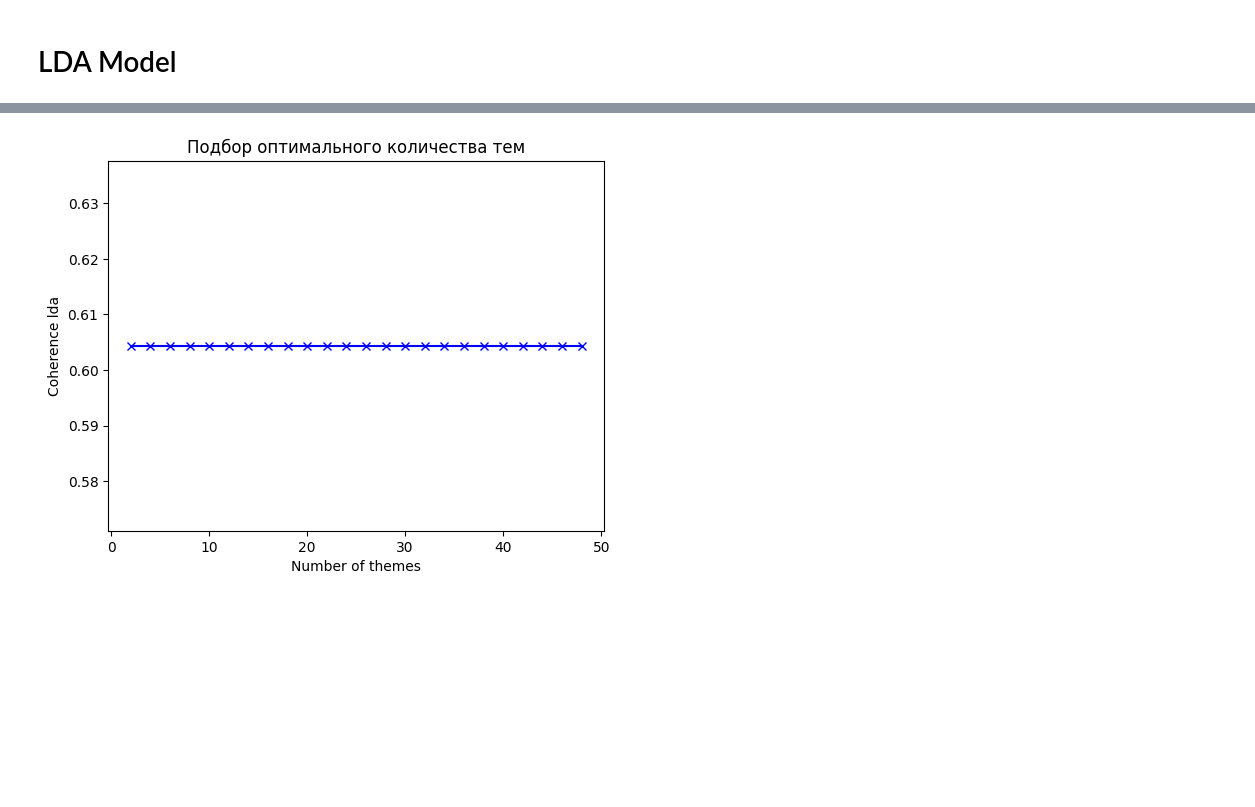
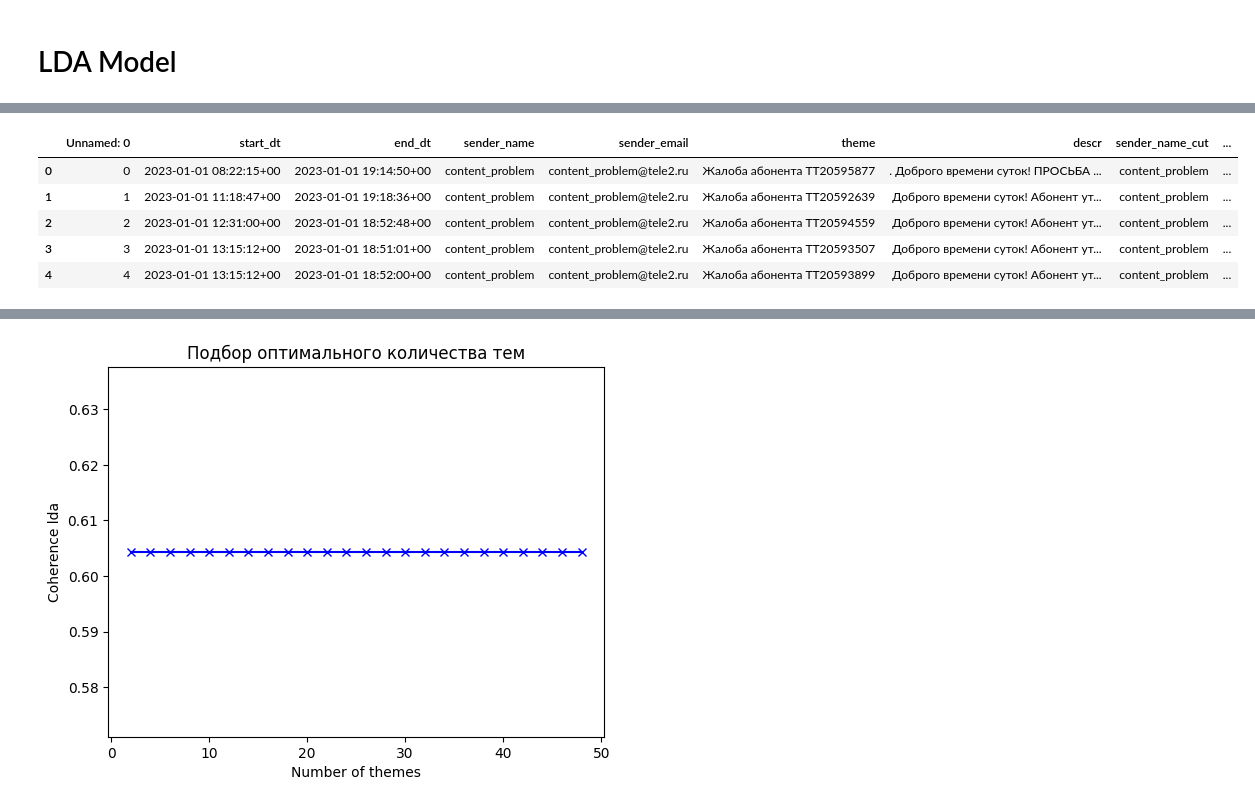
Before and after one commit to TaskGuru-AI/tasks_support_system_ai, a Jupyter notebook: notebooks/NLP/clustering_eda.ipynb, the cells around one changed output, grey strips where cells are left out. Cells and saved outputs as stored; diff of their text form; code cells hidden in the pictures; blank space fills up the shorter version.

```diff
--- a/notebooks/NLP/clustering_eda.ipynb
+++ b/notebooks/NLP/clustering_eda.ipynb
@@ -606,8 +622,16 @@ dictionary = corpora.Dictionary(df.texts_cmb)
 # Преобразуем документы в bag-of-words (мешок слов)
 corpus = [dictionary.doc2bow(text) for text in df['texts_cmb']]
 # %%
-num_topics = 10
-lda_model = LdaModel(corpus=corpus, id2word=dictionary, num_topics=num_topics, random_state=42)
+params = {'alpha': 'symmetric', 'eta': 'symmetric', 'iterations': 50, 'num_topics': 10, 'passes': 10}
+
+lda_model = LdaModel(corpus=corpus,
+                         id2word=dictionary,
+                         num_topics=params['num_topics'],
+                         alpha=params['alpha'],
+                         eta=params['eta'],
+                         iterations=params['iterations'],
+                         passes=params['passes'],
+                         random_state=42)
 # %%
 coherence_model_lda = CoherenceModel(model=lda_model, texts=df['texts_cmb'], dictionary=dictionary, coherence='c_v')
 coherence_lda = coherence_model_lda.get_coherence()
@@ -617,0 +642,4 @@ print(f'Когерентность модели: {coherence_lda}')
+# %%
+topics = lda_model.print_topics(num_words=5)
+for topic_num, topic in topics:
+    print(f"Тема {topic_num}: {topic}")
@@ -617,0 +657,18 @@ print(f'Когерентность модели: {coherence_lda}')
+# %%
+# Получение темы для каждого документа
+def get_topic_for_document(lda_model, bow):
+    topics = lda_model.get_document_topics(bow)
+    # Возьмем тему с самой высокой вероятностью
+    topic = max(topics, key=lambda x: x[1])[0]
+    return topic
+
+df["topic"] = [get_topic_for_document(lda_model, bow) for bow in corpus]
+
+df.head()
+# %% [output]
+|  | Unnamed: 0 | start_dt | end_dt | sender_name | sender_email | theme | descr | sender_name_cut | ... |
+| 0 | 0 | 2023-01-01 08:22:15+00 | 2023-01-01 19:14:50+00 | content_problem | content_problem@tele2.ru | Жалоба абонента TT20595877 | . Доброго времени суток! ПРОСЬБА ... | content_problem | ... |
+| 1 | 1 | 2023-01-01 11:18:47+00 | 2023-01-01 19:18:36+00 | content_problem | content_problem@tele2.ru | Жалоба абонента TT20592639 | Доброго времени суток! Абонент ут... | content_problem | ... |
+| 2 | 2 | 2023-01-01 12:31:00+00 | 2023-01-01 18:52:48+00 | content_problem | content_problem@tele2.ru | Жалоба абонента TT20594559 | Доброго времени суток! Абонент ут... | content_problem | ... |
+| 3 | 3 | 2023-01-01 13:15:12+00 | 2023-01-01 18:51:01+00 | content_problem | content_problem@tele2.ru | Жалоба абонента TT20593507 | Доброго времени суток! Абонент ут... | content_problem | ... |
+| 4 | 4 | 2023-01-01 13:15:12+00 | 2023-01-01 18:52:00+00 | content_problem | content_problem@tele2.ru | Жалоба абонента TT20593899 | Доброго времени суток! Абонент ут... | content_problem | ... |
```
Also changed, not shown: parts of 5 cells of this notebook.
